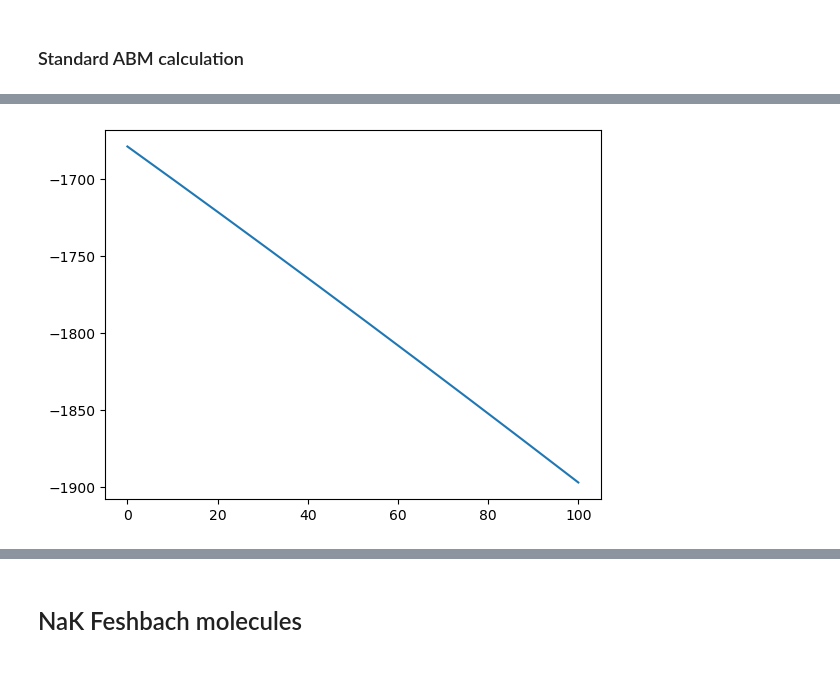
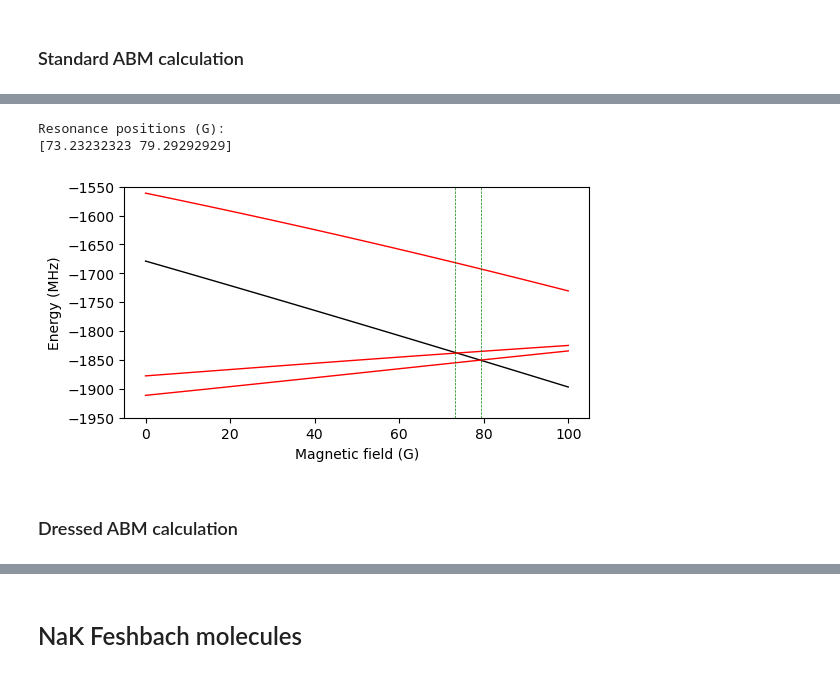
Before and after one commit to huanium/huanium, a Jupyter notebook: MIT_PhD/Fermi1/Fermi1 Calculator/Fermi1_Calculator_part_3_of_5.ipynb, the cells around one changed output, grey strips where cells are left out. Drawn from its saved outputs; the diff is of its cells as text; code cells hidden in the pictures.

```diff
--- a/MIT_PhD/Fermi1/Fermi1 Calculator/Fermi1_Calculator_part_3_of_5.ipynb
+++ b/MIT_PhD/Fermi1/Fermi1 Calculator/Fermi1_Calculator_part_3_of_5.ipynb
@@ -1082,14 +989,0 @@ standard_ABM_Hamiltonian(mF_Na = 1, mF_K = -9/2, singlet_E0 = -200, triplet_E0 =
-# %%
-# 1/ Find threshold energy in MHz as a function of B field
-B_min = 0
-B_max = 100
-B_points = 1000
-B_fields = np.linspace(B_min, B_max, B_points)
-threshold_energies = calculate_threshold_energy(B_calc=B_fields, Na_state_number=0, K_state_number=0,
-                 Na_Ahf = Na23Ahf_s12, Na_Bhf=Na23Bhf_s12,L_Na=0,S_Na=1/2, J_Na = 1/2,
-                 K_Ahf = K40Ahf_s12, K_Bhf=K40Bhf_s12,L_K=0, S_K = 1/2, J_K = 1/2)
-
-plt.plot(B_fields, threshold_energies)
-plt.show()
-# %% [output]
-[figure, removed]
@@ -1098,0 +1080,9 @@ def standard_ABM_basis():
+# %%
+# standard ABM predicts Feshbach resonances for Na23 (1,1) + K40 (9/2,-9/2)
+standard_ABM_calculate(1,-9/2, B_fields = np.linspace(0,100,100), y_plot_range = [-1950, -1550])
+# %% [output]
+Resonance positions (G):
+[73.23232323 79.29292929]
+[figure, added]
+# %% [markdown]
+## <font size=4> Dressed ABM calculation </font>
```
Also changed, not shown: parts of 11 cells of this notebook, 3 other files.
